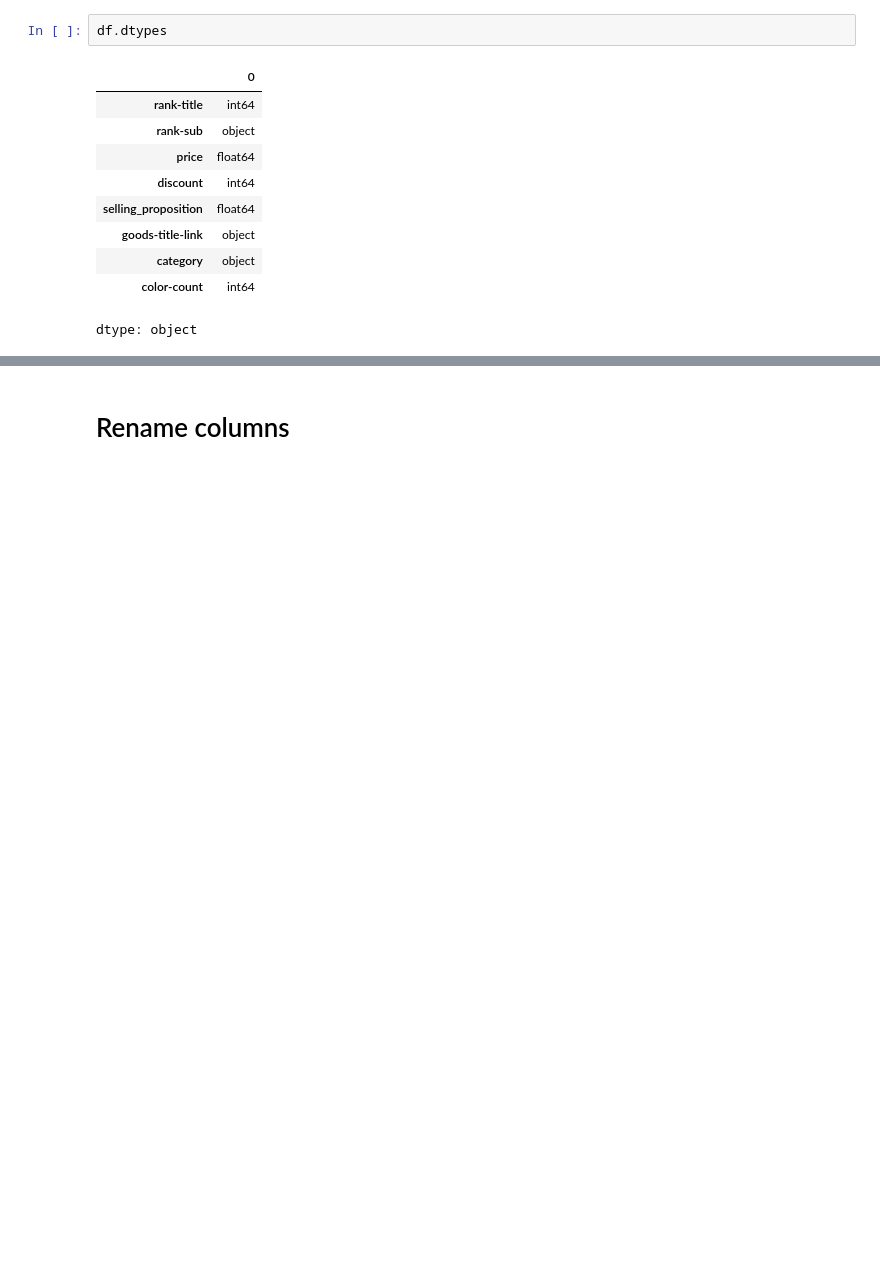
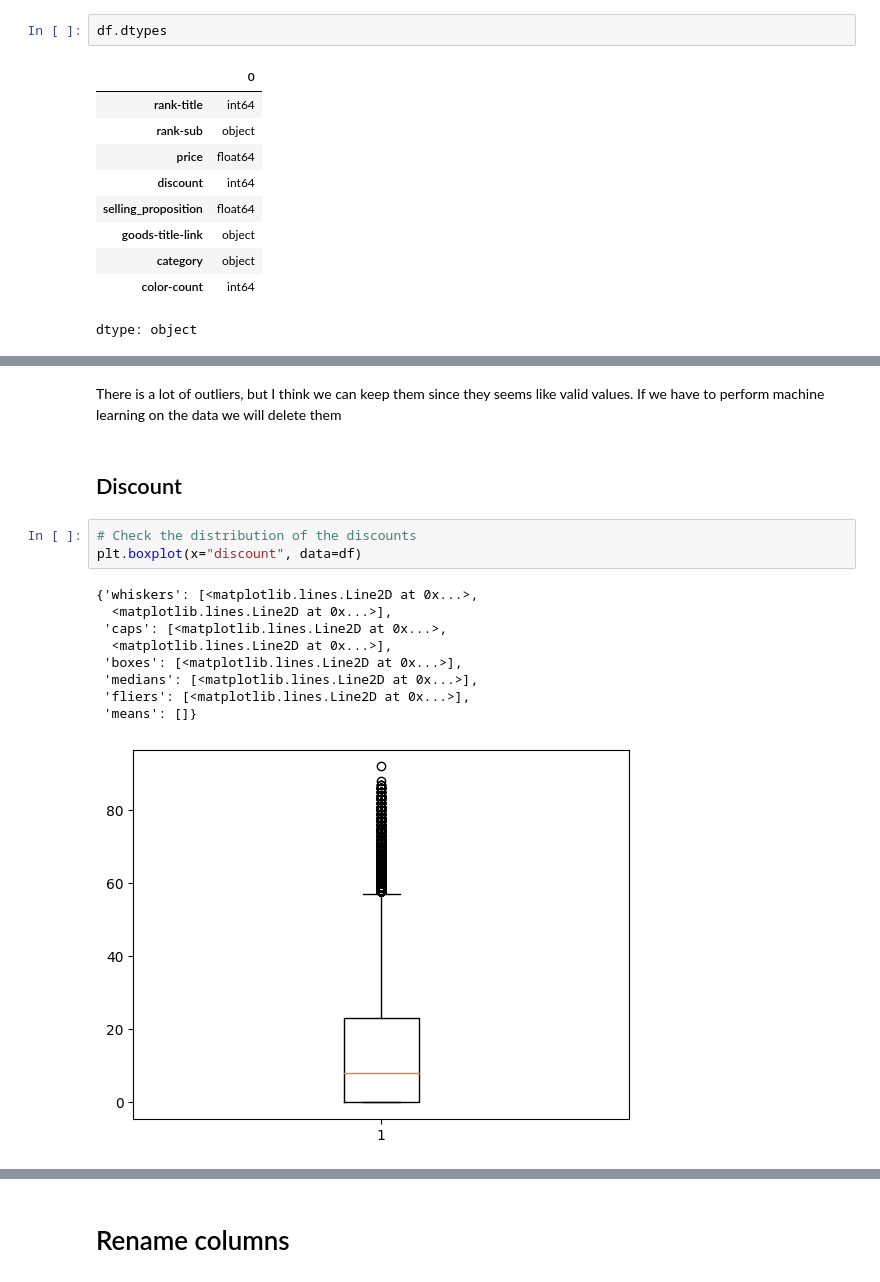
Before and after one commit to Cassamajor-Wany/Cleaning-data-using-python, a Jupyter notebook: Data_cleaning.ipynb, the cells around one changed output, grey strips where cells are left out. Drawn from its saved outputs; the diff is of its cells as text; blank space fills up the shorter version.

```diff
--- a/Data_cleaning.ipynb
+++ b/Data_cleaning.ipynb
@@ -247,0 +312,17 @@ dtype: object
+# %% [markdown]
+There is a lot of outliers, but I think we can keep them since they seems like valid values. If we have to perform machine learning on the data we will delete them
+# %% [markdown]
+## Discount
+# %%
+# Check the distribution of the discounts
+plt.boxplot(x="discount", data=df)
+# %% [output]
+{'whiskers': [<matplotlib.lines.Line2D at 0x...>,
+  <matplotlib.lines.Line2D at 0x...>],
+ 'caps': [<matplotlib.lines.Line2D at 0x...>,
+  <matplotlib.lines.Line2D at 0x...>],
+ 'boxes': [<matplotlib.lines.Line2D at 0x...>],
+ 'medians': [<matplotlib.lines.Line2D at 0x...>],
+ 'fliers': [<matplotlib.lines.Line2D at 0x...>],
+ 'means': []}
+[figure, added]
```
Also changed, not shown: parts of 28 cells of this notebook.
